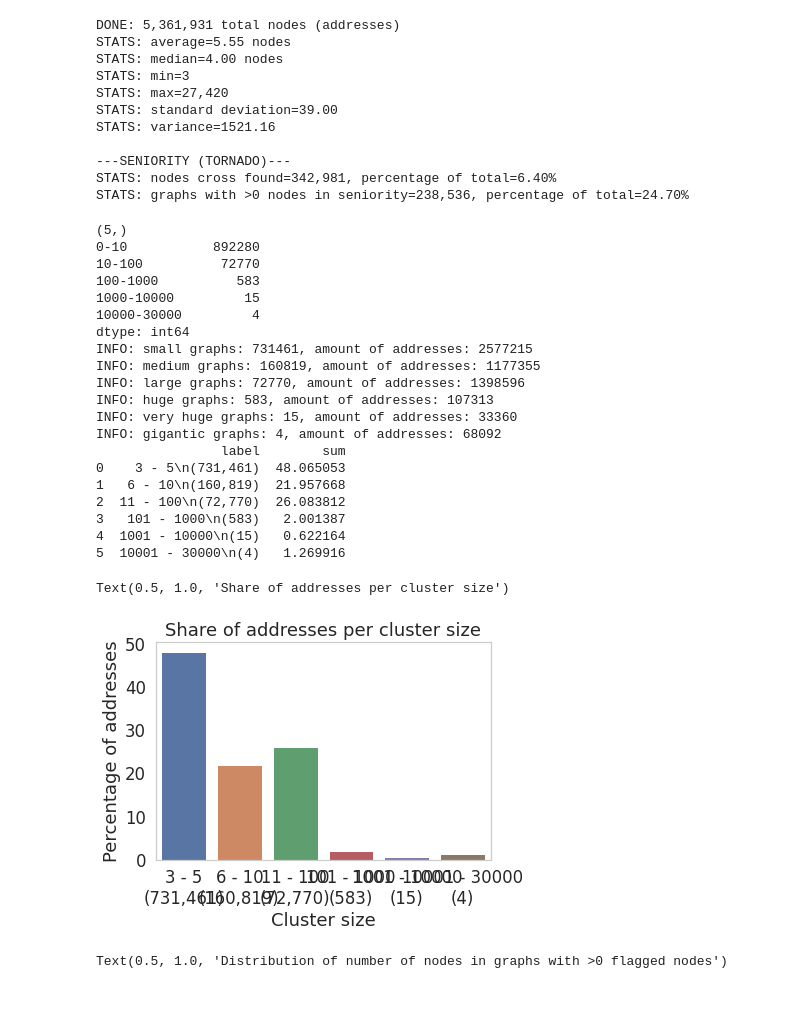
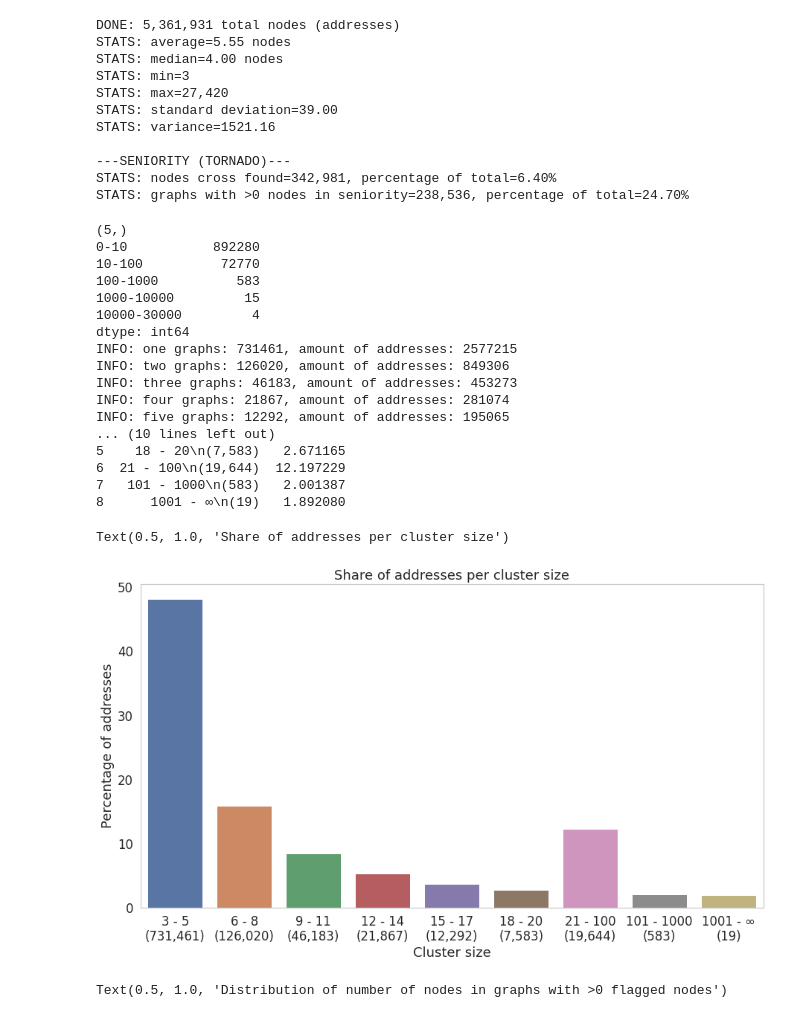
Before and after one commit to ethereum-aml-tool/indago, a Jupyter notebook: notebooks/cluster_results.ipynb, the cells around one changed output. Saved outputs shown, nothing was run; the diff lists cells and outputs as text; code cells hidden in the pictures.

```diff
--- a/notebooks/cluster_results.ipynb
+++ b/notebooks/cluster_results.ipynb
@@ -124,70 +124,73 @@ print (node_count_bins.value_counts().shape)
 node_count_bins_values = node_count_bins.value_counts()
 print(node_count_bins_values)
 
-small_graphs = node_counts[node_counts <= 5]
-medium_graphs = node_counts[(node_counts > 5) & (node_counts <= 10)]
-large_graphs = node_counts[(node_counts > 10) & (node_counts <= 100)]
-huge_graphs = node_counts[(node_counts > 100) & (node_counts <= 1000)]
-very_huge_graphs = node_counts[(node_counts > 1000) & (node_counts <= 10000)]
-gigantic_graphs = node_counts[(node_counts > 10000) & (node_counts <= 30000)]
+one_graphs = node_counts[node_counts <= 5]
+two_graphs = node_counts[(node_counts > 5) & (node_counts <= 8)]
+three_graphs = node_counts[(node_counts > 8) & (node_counts <= 11)]
+four_graphs = node_counts[(node_counts > 11) & (node_counts <= 14)]
+five_graphs = node_counts[(node_counts > 14) & (node_counts <= 17)]
+six_graphs = node_counts[(node_counts > 17) & (node_counts <= 20)]
+seven_graphs = node_counts[(node_counts > 20) & (node_counts <= 100)]
+eight_graphs = node_counts[(node_counts > 100) & (node_counts <= 1000)]
+nine_graphs = node_counts[(node_counts > 1000)]
 
-print(f'INFO: small graphs: {len(small_graphs)}, amount of addresses: {sum(small_graphs)}')
-print(f'INFO: medium graphs: {len(medium_graphs)}, amount of addresses: {sum(medium_graphs)}')
-print(f'INFO: large graphs: {len(large_graphs)}, amount of addresses: {sum(large_graphs)}')
-print(f'INFO: huge graphs: {len(huge_graphs)}, amount of addresses: {sum(huge_graphs)}')
-print(f'INFO: very huge graphs: {len(very_huge_graphs)}, amount of addresses: {sum(very_huge_graphs)}')
-print(f'INFO: gigantic graphs: {len(gigantic_graphs)}, amount of addresses: {sum(gigantic_graphs)}')
+print(f'INFO: one graphs: {len(one_graphs)}, amount of addresses: {sum(one_graphs)}')
+print(f'INFO: two graphs: {len(two_graphs)}, amount of addresses: {sum(two_graphs)}')
+print(f'INFO: three graphs: {len(three_graphs)}, amount of addresses: {sum(three_graphs)}')
+print(f'INFO: four graphs: {len(four_graphs)}, amount of addresses: {sum(four_graphs)}')
+print(f'INFO: five graphs: {len(five_graphs)}, amount of addresses: {sum(five_graphs)}')
+print(f'INFO: six graphs: {len(six_graphs)}, amount of addresses: {sum(six_graphs)}')
+print(f'INFO: seven graphs: {len(seven_graphs)}, amount of addresses: {sum(seven_graphs)}')
+print(f'INFO: eight graphs: {len(eight_graphs)}, amount of addresses: {sum(eight_graphs)}')
+print(f'INFO: nine graphs: {len(nine_graphs)}, amount of addresses: {sum(nine_graphs)}')
 
 count_sum_df = pd.DataFrame({
-    'label': ['3 - 5\n(731,461)', '6 - 10\n(160,819)', '11 - 100\n(72,770)', '101 - 1000\n(583)', '1001 - 10000\n(15)', '10001 - 30000\n(4)'],
-    'sum': [sum(small_graphs) / sum(node_counts) * 100, sum(medium_graphs) / sum(node_counts) * 100, sum(large_graphs) / sum(node_counts) * 100, sum(huge_graphs) / sum(node_counts) * 100, sum(very_huge_graphs) / sum(node_counts) * 100, sum(gigantic_graphs) / sum(node_counts) * 100]
+    'label': [f'3 - 5\n({len(one_graphs):,})', f'6 - 8\n({len(two_graphs):,})', f'9 - 11\n({len(three_graphs):,})', f'12 - 14\n({len(four_graphs):,})', f'15 - 17\n({len(five_graphs):,})', f'18 - 20\n({len(six_graphs):,})', f'21 - 100\n({len(seven_graphs):,})', f'101 - 1000\n({len(eight_graphs):,})', f'1001 - ∞\n({len(nine_graphs):,})'],
+    'sum': [sum(one_graphs) / sum(node_counts) * 100, sum(two_graphs) / sum(node_counts) * 100, sum(three_graphs) / sum(node_counts) * 100, sum(four_graphs) / sum(node_counts) * 100, sum(five_graphs) / sum(node_counts) * 100, sum(six_graphs) / sum(node_counts) * 100, sum(seven_graphs) / sum(node_counts) * 100, sum(eight_graphs) / sum(node_counts) * 100, sum(nine_graphs) / sum(node_counts) * 100]
 })
 print(count_sum_df)
 
 sns.set(style="whitegrid")
 sns.set(rc = {'figure.figsize':(15,8)})
 sns.set(font_scale=1.5)
 sns.set_style("whitegrid", {'axes.grid' : False})
 
 ax = sns.barplot(x="label", y="sum", data=count_sum_df)
 ax.set(xlabel='Cluster size', ylabel='Percentage of addresses')
 ax.set_title('Share of addresses per cluster size')
 
 # ax = sns.countplot(x=node_count_bins, order=node_count_labels)
 # ax.set(xlabel='Number of nodes in DAR graph', ylabel='Number of DAR graphs')
 # ax.set_title('Number of nodes in DAR graphs')
 # ax.set_xticklabels(ax.get_xticklabels(), rotation=45, horizontalalignment='right')
 
 # sns.set_style("whitegrid")
 # sns.set(rc = {'figure.figsize':(15,8)})
 # # p = sns.histplot(data=reject_outliers(node_counts), stat='percent', shrink=8.25)
 # p = sns.histplot(data=node_count_bins.value_counts(), stat='percent', shrink=8.25)
 # p.set_xlabel('Number of nodes/addresses in cluster', fontsize=16)
 # p.set_ylabel('Percentage of graphs', fontsize=16)
 # p.set_title('Distribution of number of nodes in DAR graphs', fontsize=16)
 # %% [output]
 (5,)
 0-10           892280
 10-100          72770
 100-1000          583
 1000-10000         15
 10000-30000         4
 dtype: int64
-INFO: small graphs: 731461, amount of addresses: 2577215
-INFO: medium graphs: 160819, amount of addresses: 1177355
-INFO: large graphs: 72770, amount of addresses: 1398596
-INFO: huge graphs: 583, amount of addresses: 107313
-INFO: very huge graphs: 15, amount of addresses: 33360
-INFO: gigantic graphs: 4, amount of addresses: 68092
-                label        sum
-0    3 - 5\n(731,461)  48.065053
-1   6 - 10\n(160,819)  21.957668
-2  11 - 100\n(72,770)  26.083812
-3   101 - 1000\n(583)   2.001387
-4  1001 - 10000\n(15)   0.622164
-5  10001 - 30000\n(4)   1.269916
+INFO: one graphs: 731461, amount of addresses: 2577215
+INFO: two graphs: 126020, amount of addresses: 849306
+INFO: three graphs: 46183, amount of addresses: 453273
+INFO: four graphs: 21867, amount of addresses: 281074
+INFO: five graphs: 12292, amount of addresses: 195065
+... (10 lines left out)
+5    18 - 20\n(7,583)   2.671165
+6  21 - 100\n(19,644)  12.197229
+7   101 - 1000\n(583)   2.001387
+8      1001 - ∞\n(19)   1.892080
 Text(0.5, 1.0, 'Share of addresses per cluster size')
-[figure, old version]
+[figure, new version]
 # %%
 sen_node_counts = np.array([len(graph['nodes']) for graph in sen_graphs])
 
```
Also changed, not shown: 1 other file.
